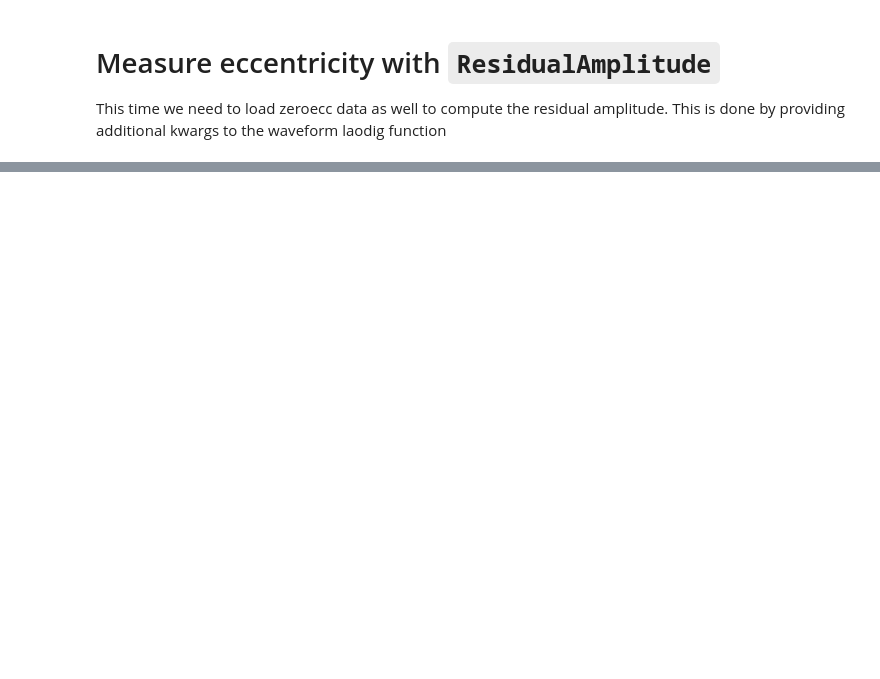
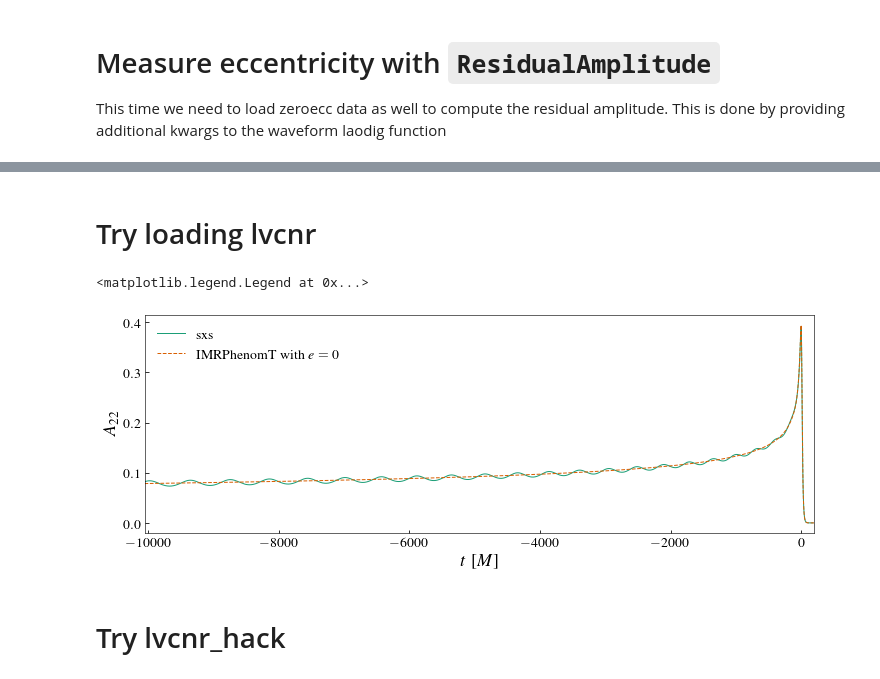
Before and after one commit to vijayvarma392/gw_eccentricity, a Jupyter notebook: notebook/load_sxs.ipynb, the cells around one changed output, grey strips where cells are left out. Cells and saved outputs as stored; diff of their text form; code cells hidden in the pictures; blank space fills up the shorter version.

Commit message:
works for lvcnr and lvcnr_hack

```diff
--- a/notebook/load_sxs.ipynb
+++ b/notebook/load_sxs.ipynb
@@ -92 +95,22 @@ gwecc_obj.plot_eccentricity()
 [figure]
+# %% [markdown]
+# Try loading lvcnr
+# %%
+filepath = "/home1/md.shaikh/Eccentricity/data/ecc_waveforms/Non-Precessing/SXS/BBH_SHK_q1_0_0_e01_D20_Res3.h5"
+metadata_path = "/home1/md.shaikh/SXS/Private/Ecc1dSur_rerun/046/Lev3/metadata.txt"
+kwargs = {"filepath": filepath,
+         "include_zero_ecc": True}
+dataDict = load_waveform(origin="LVCNR", **kwargs)
+
+fig, ax = plt.subplots(figsize=(12, 4))
+ax.plot(dataDict["t"], np.abs(dataDict["hlm"][(2, 2)]), label="sxs")
+ax.plot(dataDict["t_zeroecc"], np.abs(dataDict["hlm_zeroecc"][(2, 2)]), ls="--", label=r"IMRPhenomT with $e=0$")
+ax.set_xlim(dataDict["t"][0], 200)
+ax.set_xlabel(labelsDict["t_dimless"])
+ax.set_ylabel(labelsDict["amp22"])
+ax.legend(loc="upper left")
+# %% [output]
+<matplotlib.legend.Legend at 0x...>
+[figure, added]
+# %% [markdown]
+# Try lvcnr_hack
```
Also changed, not shown: parts of 8 cells of this notebook, 1 other file.
